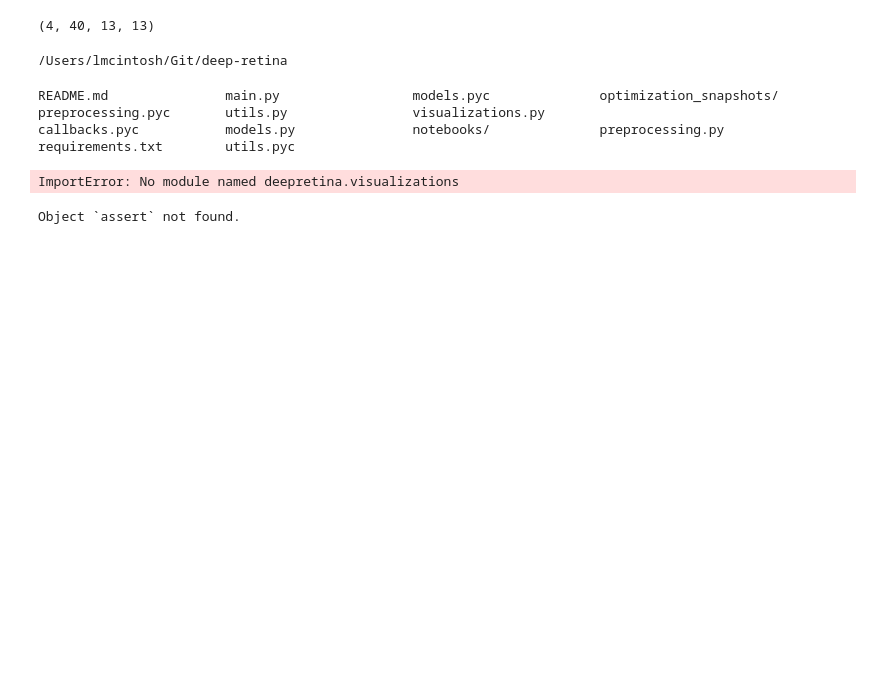
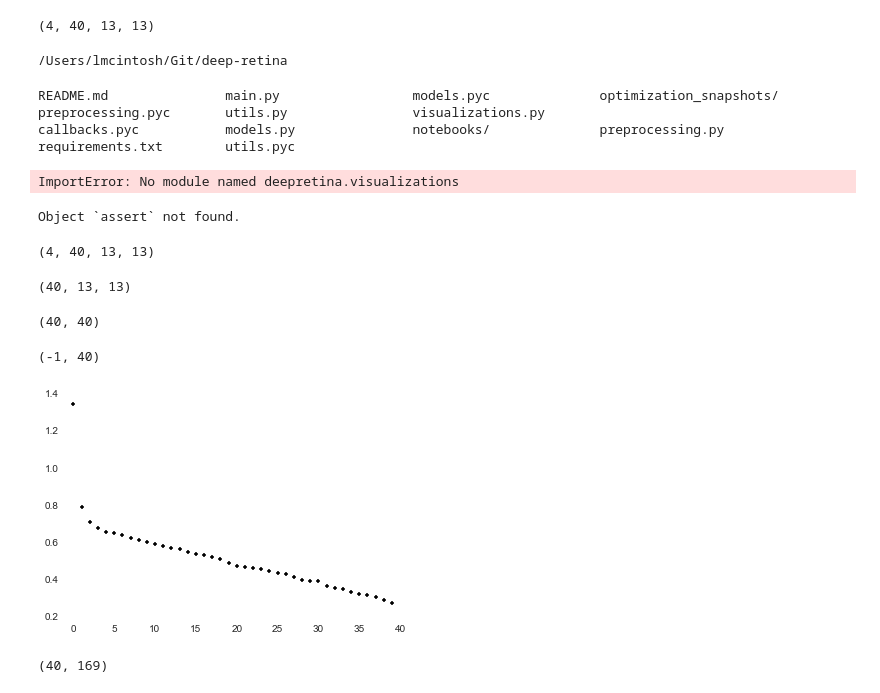
Before and after one commit to baccuslab/deep-retina, a Jupyter notebook: notebooks/Filter visualizations.ipynb, the cells around one changed output. Saved outputs shown, nothing was run; the diff lists cells and outputs as text; code cells hidden in the pictures; blank space fills up the shorter version.

```diff
--- a/notebooks/Filter visualizations.ipynb
+++ b/notebooks/Filter visualizations.ipynb
@@ -779,0 +782,24 @@ Object `assert` not found.
+# %%
+W0.shape
+# %% [output]
+(4, 40, 13, 13)
+# %%
+fk, u, s, v = lowranksta(W0[0], k=3)
+# %%
+fk.shape
+# %% [output]
+(40, 13, 13)
+# %%
+u.shape
+# %% [output]
+(40, 40)
+# %%
+plt.plot(s, 'k.')
+plt.xlim([-1,40])
+# %% [output]
+(-1, 40)
+[figure, added]
+# %%
+v.shape
+# %% [output]
+(40, 169)
```
Also changed, not shown: parts of 3 cells of this notebook, 1 other file.
